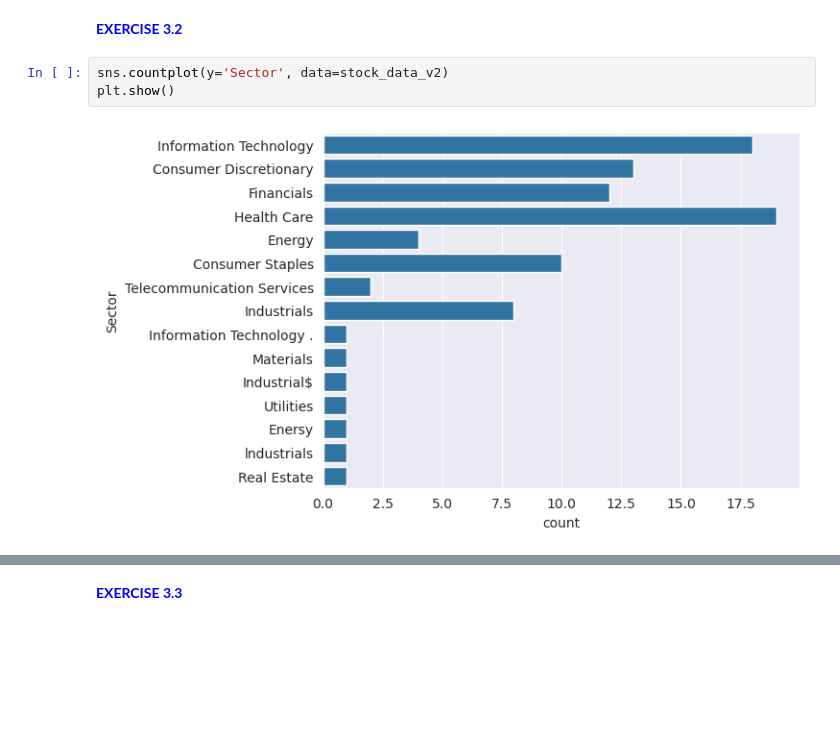
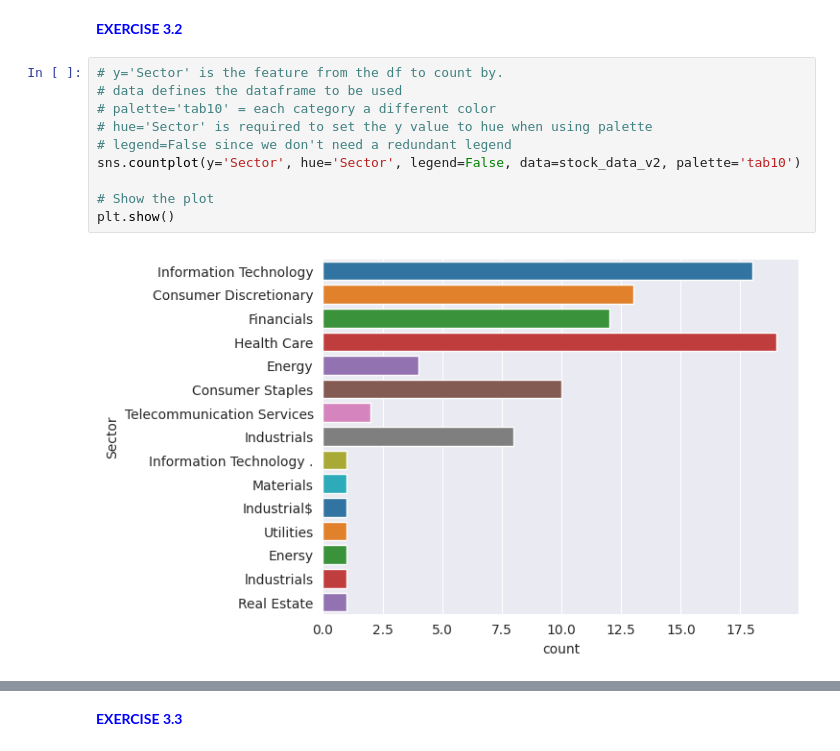
Before and after one commit to Brice-Dev-Lab/PyFi_Coursework, a Jupyter notebook: machine_learning/module_01/notebooks/ML 01. Jupyter Notebook.ipynb, the cells around one changed output, grey strips where cells are left out. Drawn from its saved outputs; the diff is of its cells as text; blank space fills up the shorter version.

```diff
--- a/machine_learning/module_01/notebooks/ML 01. Jupyter Notebook.ipynb
+++ b/machine_learning/module_01/notebooks/ML 01. Jupyter Notebook.ipynb
@@ -59,11 +59,18 @@ Name: count, dtype: int64
 ![Exercise 3.2](../figures/exercise_3_2.png)
 # %% [markdown]
 <font color = 'blue'> **EXERCISE 3.2** </font>
-# %%
-sns.countplot(y='Sector', data=stock_data_v2)
-plt.show()
-# %% [output]
-[figure, removed]
+# %%
+# y='Sector' is the feature from the df to count by.
+# data defines the dataframe to be used
+# palette='tab10' = each category a different color
+# hue='Sector' is required to set the y value to hue when using palette
+# legend=False since we don't need a redundant legend
+sns.countplot(y='Sector', hue='Sector', legend=False, data=stock_data_v2, palette='tab10')
+
+# Show the plot
+plt.show()
+# %% [output]
+[figure, added]
 # %% [markdown]
 ![Exercise 3.3](../figures/exercise_3_3.png)
 # %% [markdown]
```
Also changed, not shown: parts of 3 cells of this notebook, 7 other files.
